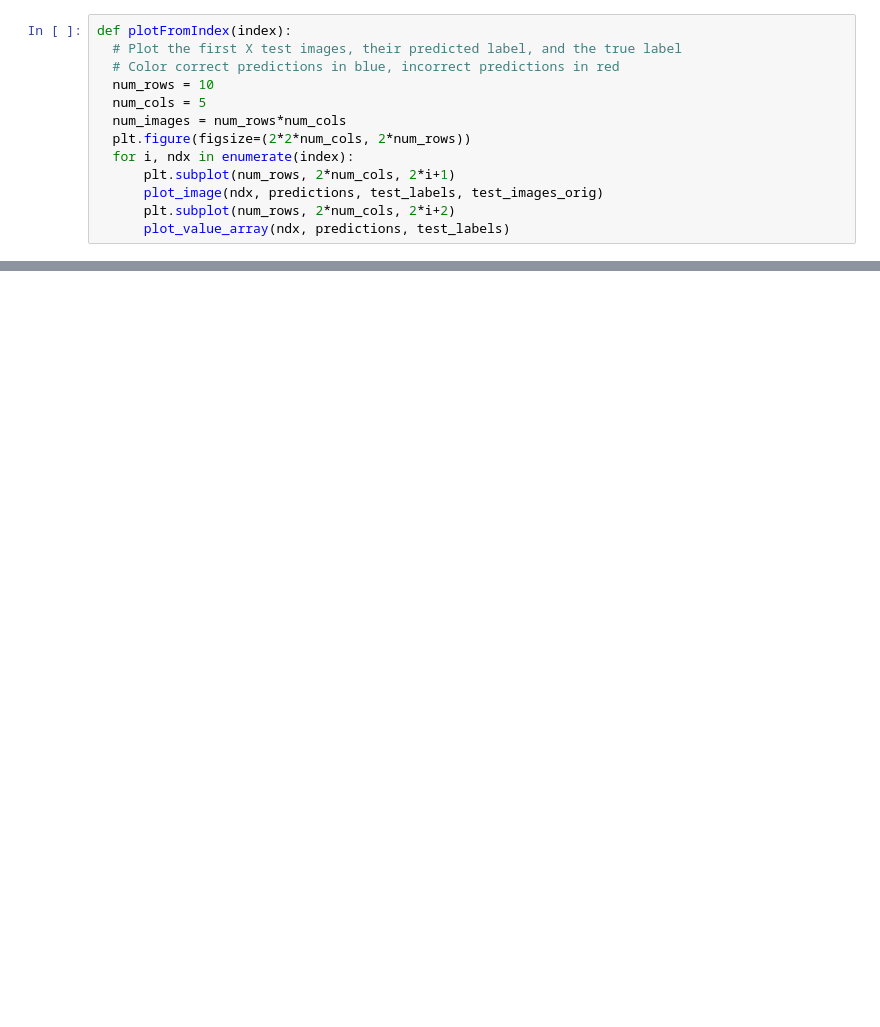
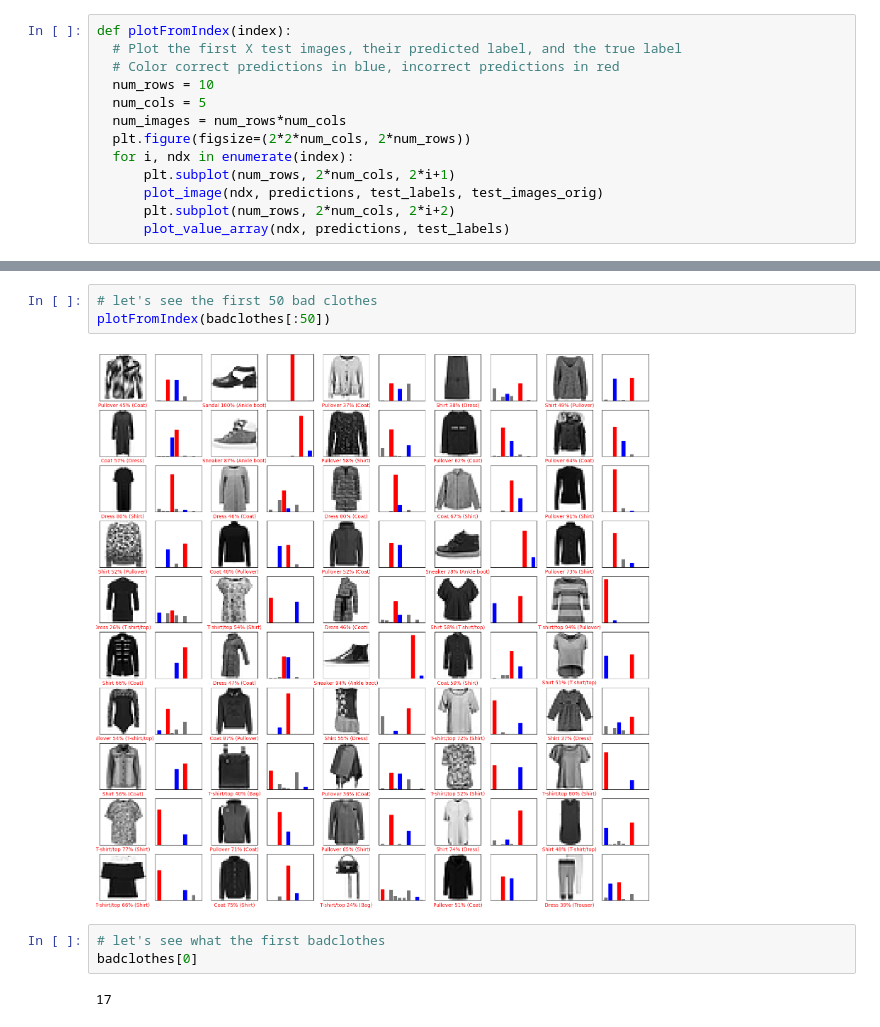
Before and after one commit to ValRCS/RBS_LIFT_AI_ML_Models, a Jupyter notebook: notebooks/keras_image_recognition_classifier_using_neural_networks.ipynb, the cells around one changed output, grey strips where cells are left out. Drawn from its saved outputs; the diff is of its cells as text; blank space fills up the shorter version.

```diff
--- a/notebooks/keras_image_recognition_classifier_using_neural_networks.ipynb
+++ b/notebooks/keras_image_recognition_classifier_using_neural_networks.ipynb
@@ -938,0 +941,10 @@ plotFromIndex(badclothes[-50:])
+# %%
+# let's see the first 50 bad clothes
+plotFromIndex(badclothes[:50])
+# %% [output]
+[figure, added]
+# %%
+# let's see what the first badclothes
+badclothes[0]
+# %% [output]
+17
```
Also changed, not shown: parts of 12 cells of this notebook.
